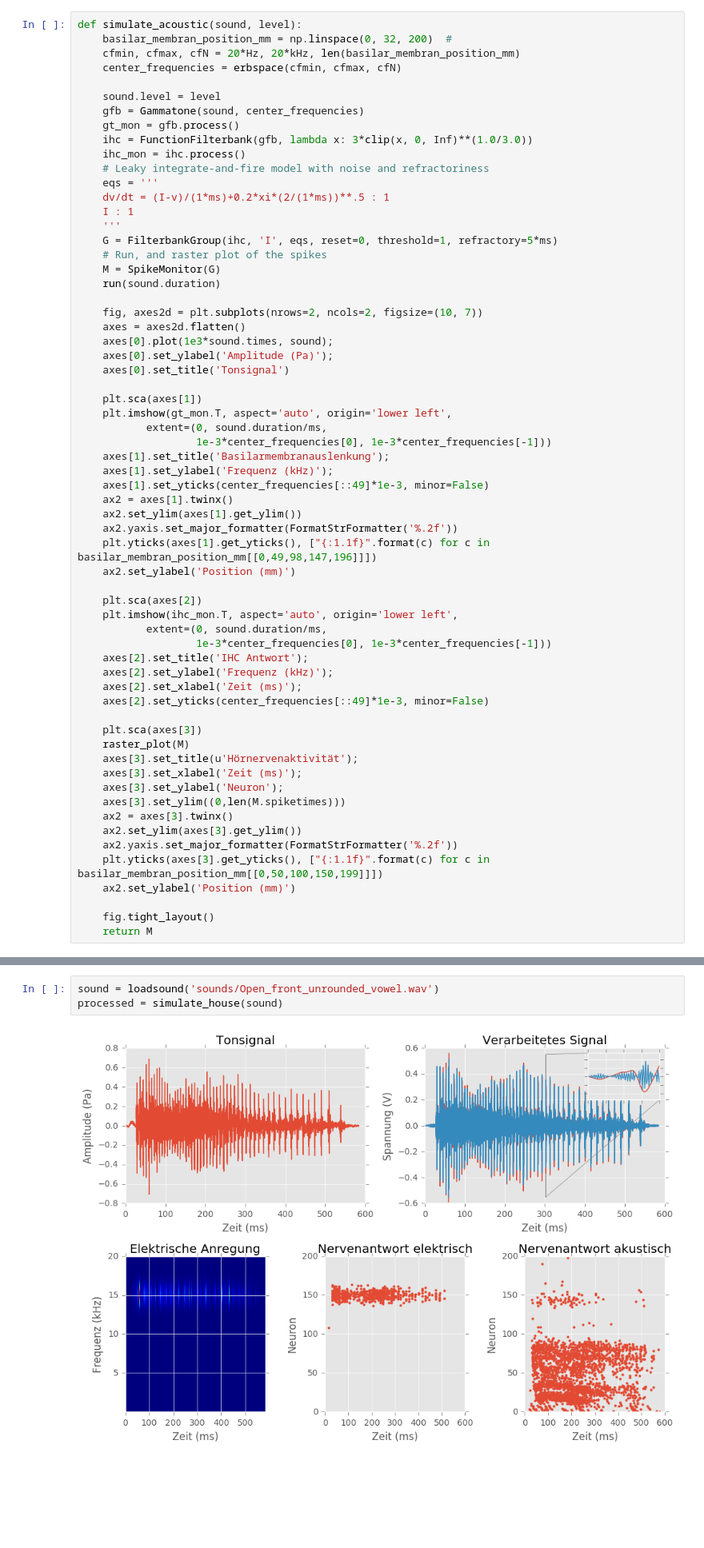
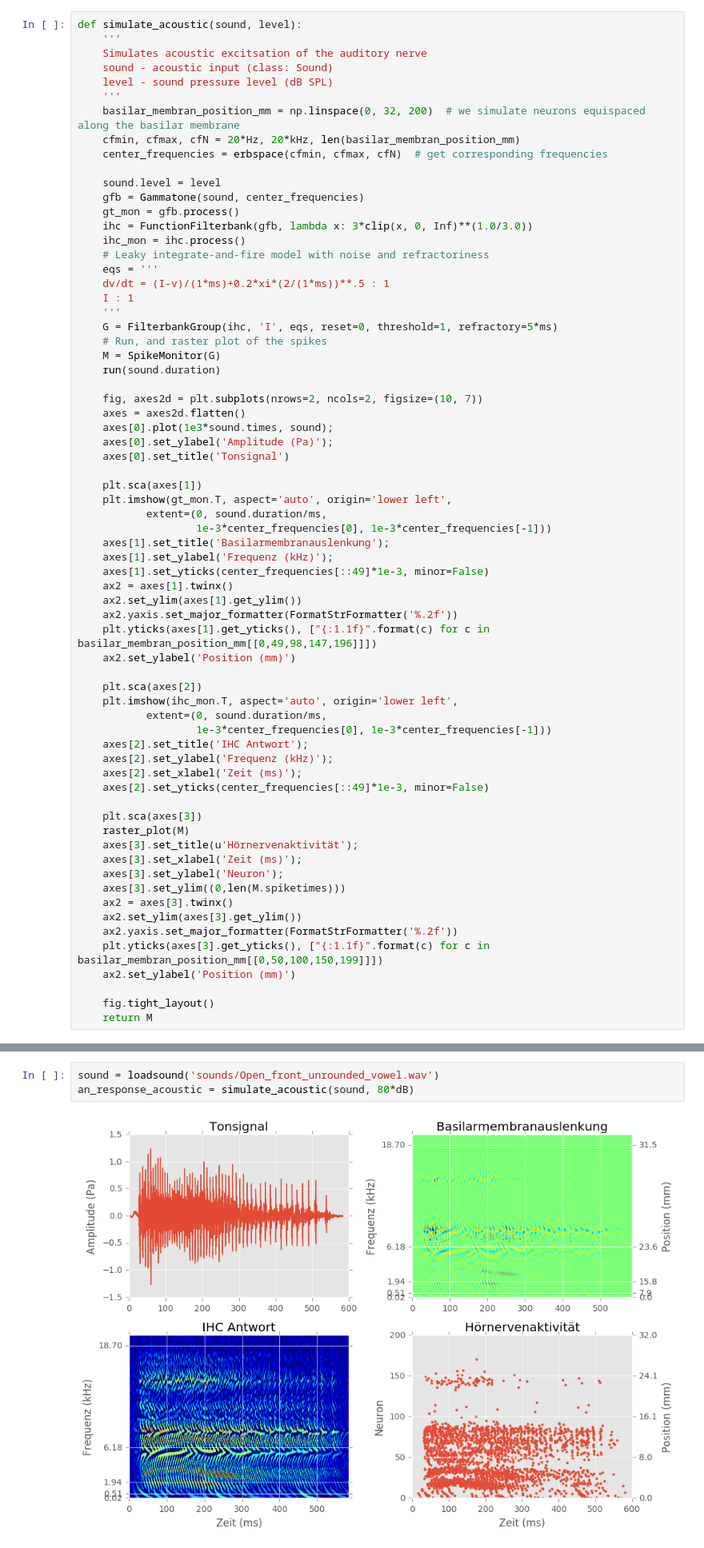
Before and after one commit to strahl/luebeck, a Jupyter notebook: SignalverarbeitungCodierungCIs.ipynb, the cells around one changed output, grey strips where cells are left out. Shown at 80% size. Saved outputs shown, nothing was run; the diff lists cells and outputs as text; blank space fills up the shorter version.

```diff
--- a/SignalverarbeitungCodierungCIs.ipynb
+++ b/SignalverarbeitungCodierungCIs.ipynb
@@ -60,9 +57,14 @@ Mit der  Auslenkung der Basilarmembran werden die inneren Haarzellen angeregt. D
 Im nächsten Abschnitt wollen wir diese Etappen in der Höhrbahn simulieren:
 # %%
 def simulate_acoustic(sound, level):
-    basilar_membran_position_mm = np.linspace(0, 32, 200)  #
+    '''
+    Simulates acoustic excitsation of the auditory nerve
+    sound - acoustic input (class: Sound)
+    level - sound pressure level (dB SPL)
+    '''
+    basilar_membran_position_mm = np.linspace(0, 32, 200)  # we simulate neurons equispaced along the basilar membrane
     cfmin, cfmax, cfN = 20*Hz, 20*kHz, len(basilar_membran_position_mm)
-    center_frequencies = erbspace(cfmin, cfmax, cfN)
+    center_frequencies = erbspace(cfmin, cfmax, cfN)  # get corresponding frequencies
 
     sound.level = level
     gfb = Gammatone(sound, center_frequencies)
@@ -281,6 +299,6 @@ def simulate_house(sound):
     return processed
 # %%
 sound = loadsound('sounds/Open_front_unrounded_vowel.wav')
-processed = simulate_house(sound)
+an_response_acoustic = simulate_acoustic(sound, 80*dB)
 # %% [output]
-[figure, old version]
+[figure, new version]
```
Also changed, not shown: parts of 39 cells of this notebook, 3 other files.
